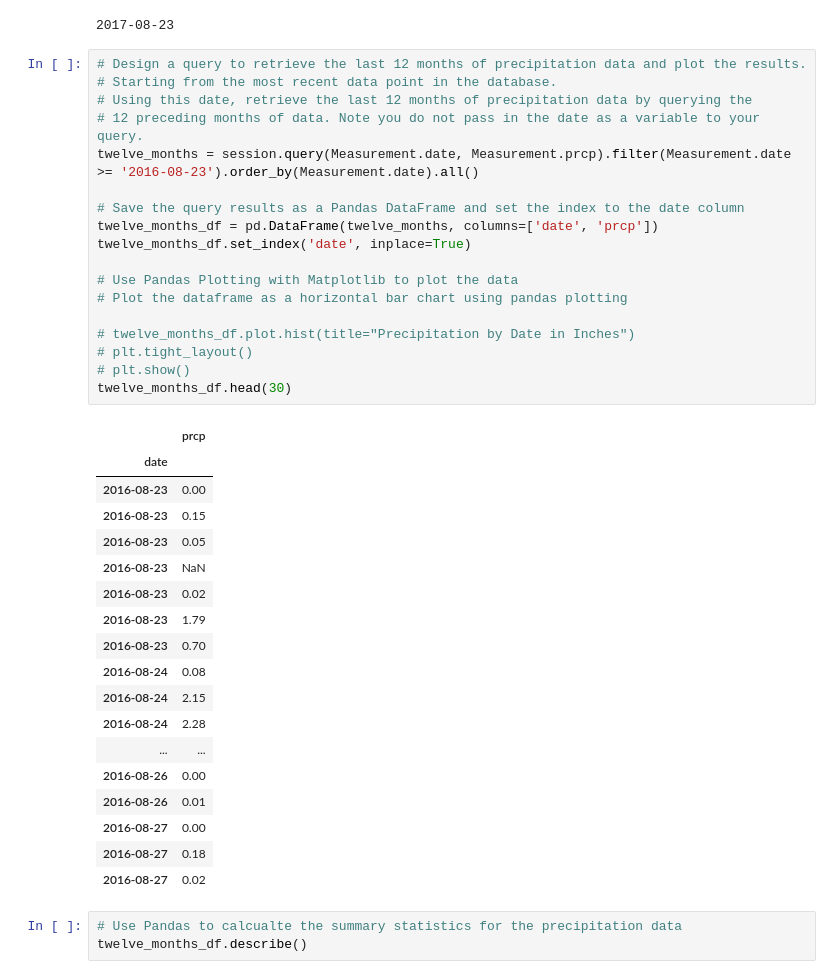
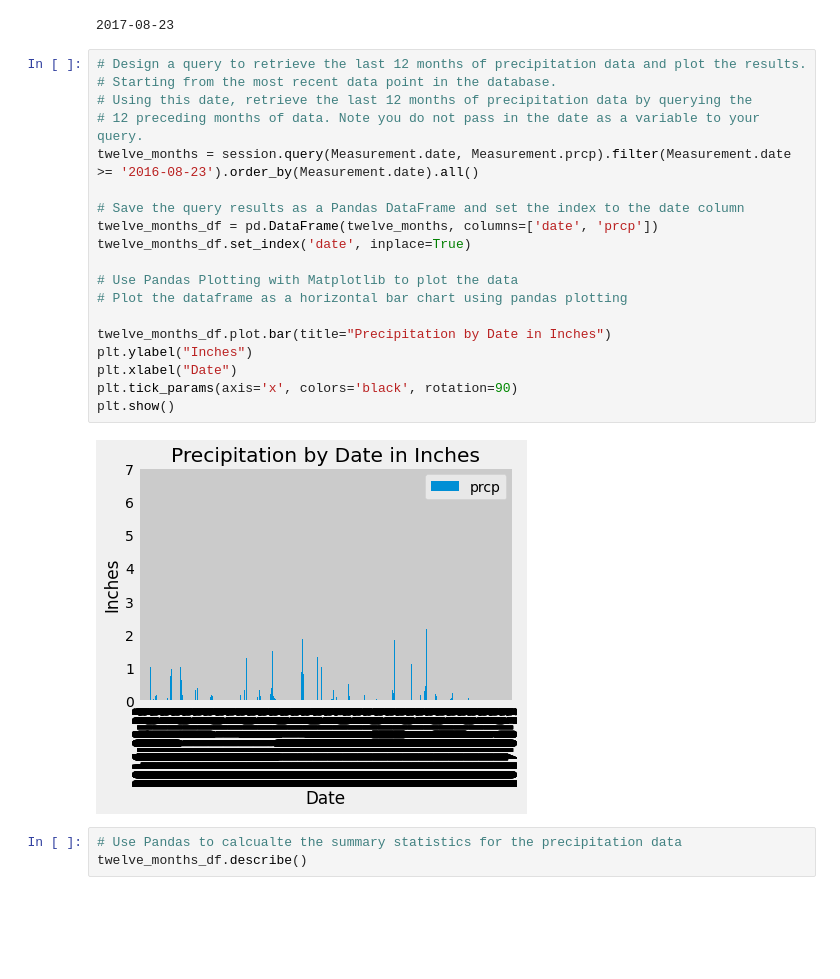
Before and after one commit to marybellavia/sqlalchemy-challenge, a Jupyter notebook: climate_starter.ipynb, the cells around one changed output. Saved outputs shown, nothing was run; the diff lists cells and outputs as text; blank space fills up the shorter version.

Commit message:
finished queries, need to do plots

```diff
--- a/climate_starter.ipynb
+++ b/climate_starter.ipynb
@@ -70,40 +70,24 @@ print(most_recent_date)
 # %%
 # Design a query to retrieve the last 12 months of precipitation data and plot the results.
 # Starting from the most recent data point in the database.
 # Using this date, retrieve the last 12 months of precipitation data by querying the
 # 12 preceding months of data. Note you do not pass in the date as a variable to your query.
 twelve_months = session.query(Measurement.date, Measurement.prcp).filter(Measurement.date >= '2016-08-23').order_by(Measurement.date).all()
 
 # Save the query results as a Pandas DataFrame and set the index to the date column
 twelve_months_df = pd.DataFrame(twelve_months, columns=['date', 'prcp'])
 twelve_months_df.set_index('date', inplace=True)
 
 # Use Pandas Plotting with Matplotlib to plot the data
 # Plot the dataframe as a horizontal bar chart using pandas plotting
 
-# twelve_months_df.plot.hist(title="Precipitation by Date in Inches")
-# plt.tight_layout()
-# plt.show()
-twelve_months_df.head(30)
+twelve_months_df.plot.bar(title="Precipitation by Date in Inches")
+plt.ylabel("Inches")
+plt.xlabel("Date")
+plt.tick_params(axis='x', colors='black', rotation=90)
+plt.show()
 # %% [output]
-|  | prcp |
-| date |  |
-| 2016-08-23 | 0.00 |
-| 2016-08-23 | 0.15 |
-| 2016-08-23 | 0.05 |
-| 2016-08-23 | NaN |
-| 2016-08-23 | 0.02 |
-| 2016-08-23 | 1.79 |
-| 2016-08-23 | 0.70 |
-| 2016-08-24 | 0.08 |
-| 2016-08-24 | 2.15 |
-| 2016-08-24 | 2.28 |
-| ... | ... |
-| 2016-08-26 | 0.00 |
-| 2016-08-26 | 0.01 |
-| 2016-08-27 | 0.00 |
-| 2016-08-27 | 0.18 |
-| 2016-08-27 | 0.02 |
+[figure, added]
 # %%
 # Use Pandas to calcualte the summary statistics for the precipitation data
 twelve_months_df.describe()
```
Also changed, not shown: parts of 4 cells of this notebook.
